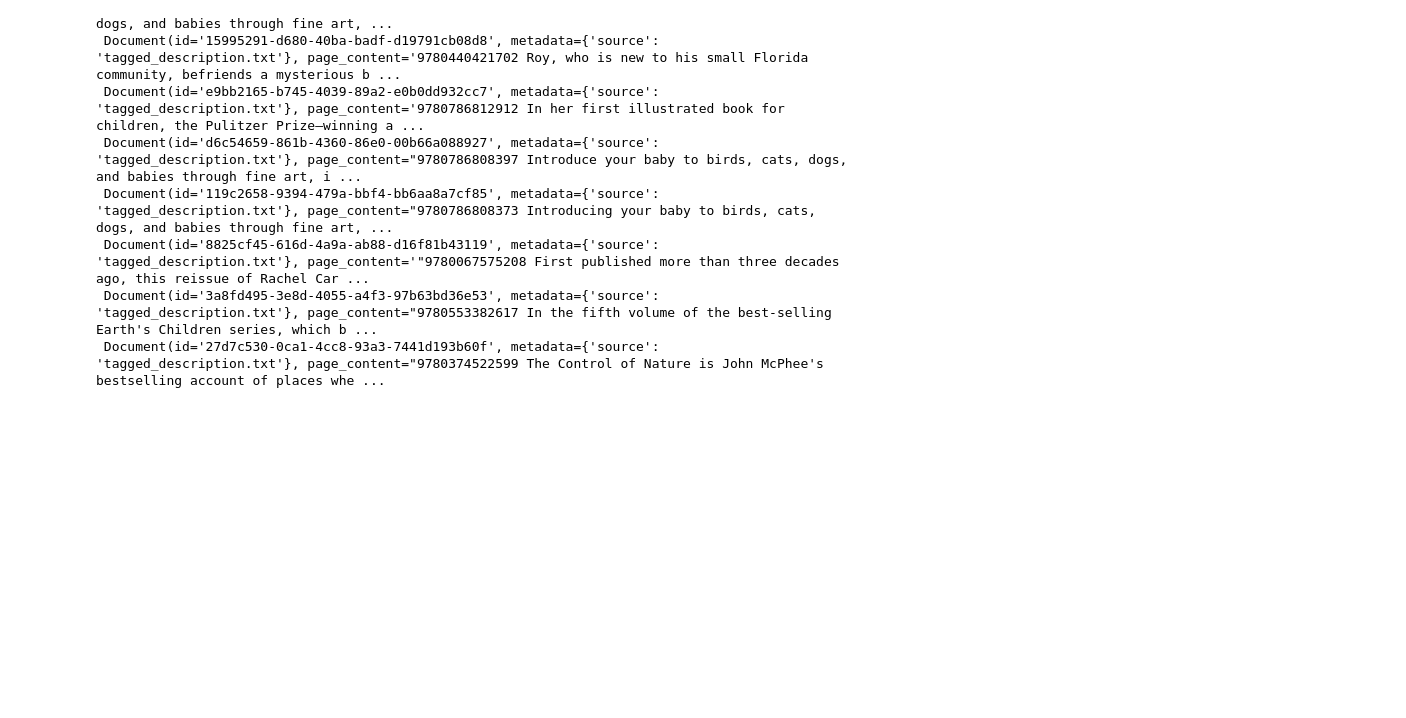
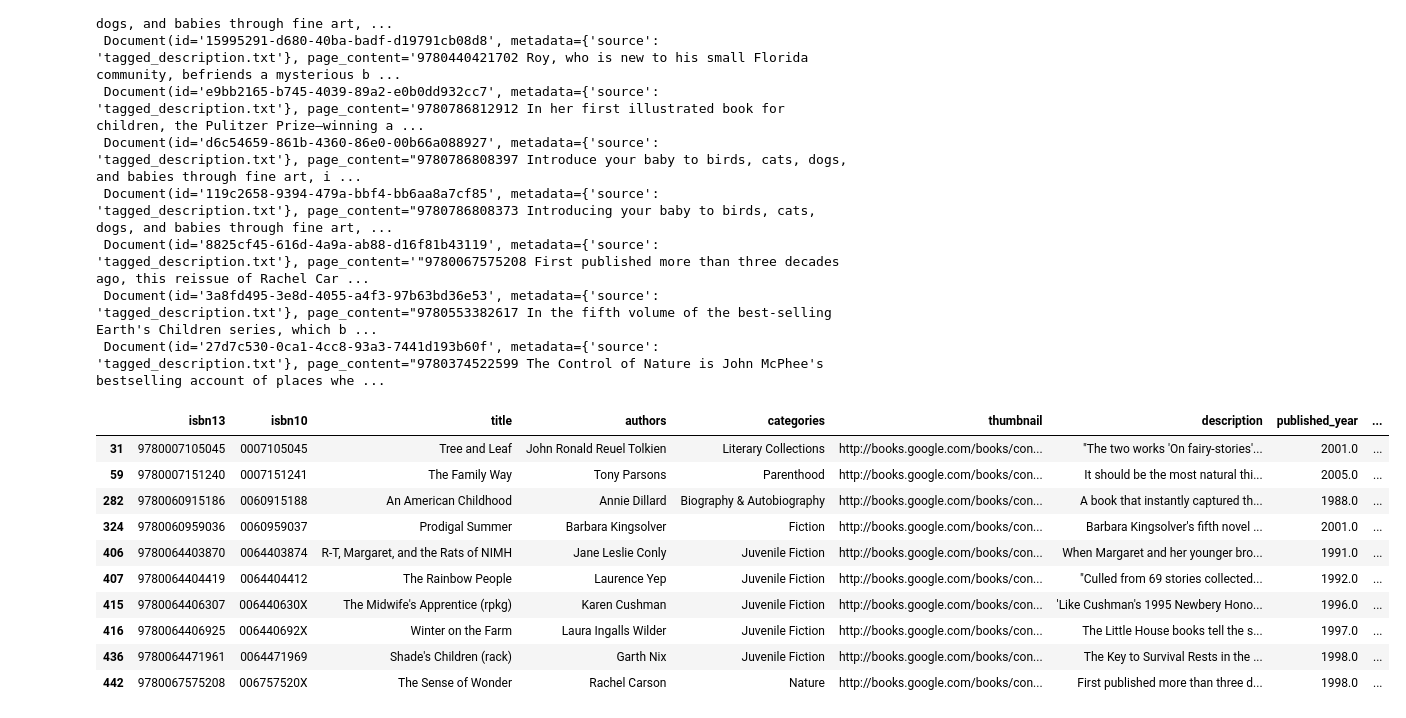
Before and after one commit to BryanGabrielAtangana/ai-search, a Jupyter notebook: vector-search.ipynb, the cells around one changed output. Saved outputs shown, nothing was run; the diff lists cells and outputs as text; code cells hidden in the pictures; blank space fills up the shorter version.

```diff
--- a/vector-search.ipynb
+++ b/vector-search.ipynb
@@ -93,3 +93,29 @@ docs
  Document(id='8825cf45-616d-4a9a-ab88-d16f81b43119', metadata={'source': 'tagged_description.txt'}, page_content='"9780067575208 First published more than three decades ago, this reissue of Rachel Car ...
  Document(id='3a8fd495-3e8d-4055-a4f3-97b63bd36e53', metadata={'source': 'tagged_description.txt'}, page_content="9780553382617 In the fifth volume of the best-selling Earth's Children series, which b ...
  Document(id='27d7c530-0ca1-4cc8-93a3-7441d193b60f', metadata={'source': 'tagged_description.txt'}, page_content="9780374522599 The Control of Nature is John McPhee's bestselling account of places whe ...
+# %%
+def get_semantic_recomendation (
+        query : str,
+        top_k : int,
+) -> pd.DataFrame:
+    records = books_db.similarity_search(query, k=45)
+    book_list = []
+
+    for i in range(0,len(records)):
+        book_list += [int(records[i].page_content.strip('"').split()[0])]
+
+    return books[books["isbn13"].isin(book_list)].head(top_k)
+# %%
+get_semantic_recomendation("A book to teach kids about nature",10)
+# %% [output]
+|  | isbn13 | isbn10 | title | authors | categories | thumbnail | description | published_year | ... |
+| 31 | 9780007105045 | 0007105045 | Tree and Leaf | John Ronald Reuel Tolkien | Literary Collections | http://books.google.com/books/con... | "The two works 'On fairy-stories'... | 2001.0 | ... |
+| 59 | 9780007151240 | 0007151241 | The Family Way | Tony Parsons | Parenthood | http://books.google.com/books/con... | It should be the most natural thi... | 2005.0 | ... |
+| 282 | 9780060915186 | 0060915188 | An American Childhood | Annie Dillard | Biography & Autobiography | http://books.google.com/books/con... | A book that instantly captured th... | 1988.0 | ... |
+| 324 | 9780060959036 | 0060959037 | Prodigal Summer | Barbara Kingsolver | Fiction | http://books.google.com/books/con... | Barbara Kingsolver's fifth novel ... | 2001.0 | ... |
+| 406 | 9780064403870 | 0064403874 | R-T, Margaret, and the Rats of NIMH | Jane Leslie Conly | Juvenile Fiction | http://books.google.com/books/con... | When Margaret and her younger bro... | 1991.0 | ... |
+| 407 | 9780064404419 | 0064404412 | The Rainbow People | Laurence Yep | Juvenile Fiction | http://books.google.com/books/con... | "Culled from 69 stories collected... | 1992.0 | ... |
+| 415 | 9780064406307 | 006440630X | The Midwife's Apprentice (rpkg) | Karen Cushman | Juvenile Fiction | http://books.google.com/books/con... | 'Like Cushman's 1995 Newbery Hono... | 1996.0 | ... |
+| 416 | 9780064406925 | 006440692X | Winter on the Farm | Laura Ingalls Wilder | Juvenile Fiction | http://books.google.com/books/con... | The Little House books tell the s... | 1997.0 | ... |
+| 436 | 9780064471961 | 0064471969 | Shade's Children (rack) | Garth Nix | Juvenile Fiction | http://books.google.com/books/con... | The Key to Survival Rests in the ... | 1998.0 | ... |
+| 442 | 9780067575208 | 006757520X | The Sense of Wonder | Rachel Carson | Nature | http://books.google.com/books/con... | First published more than three d... | 1998.0 | ... |
```
Also changed, not shown: parts of 4 cells of this notebook.
